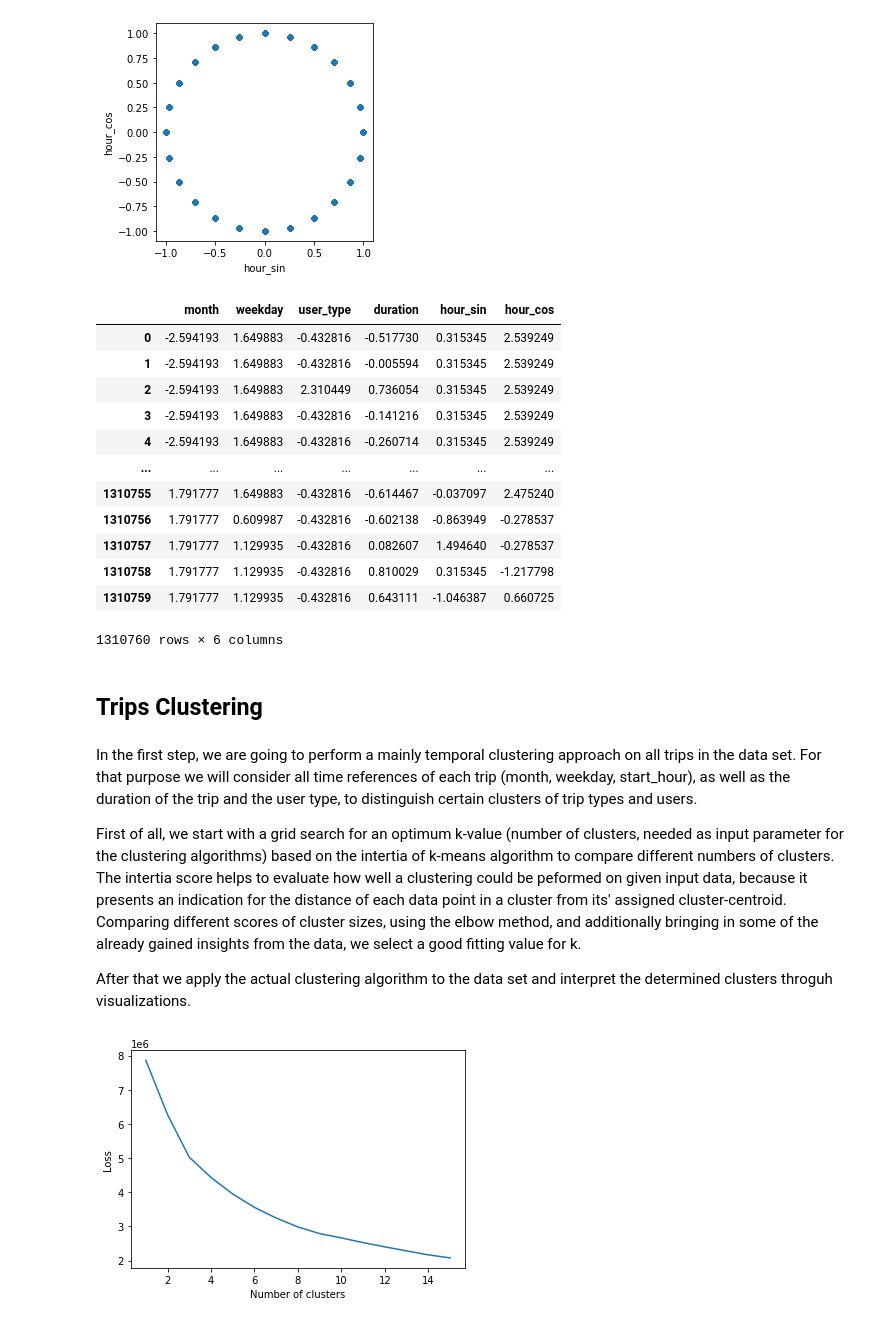
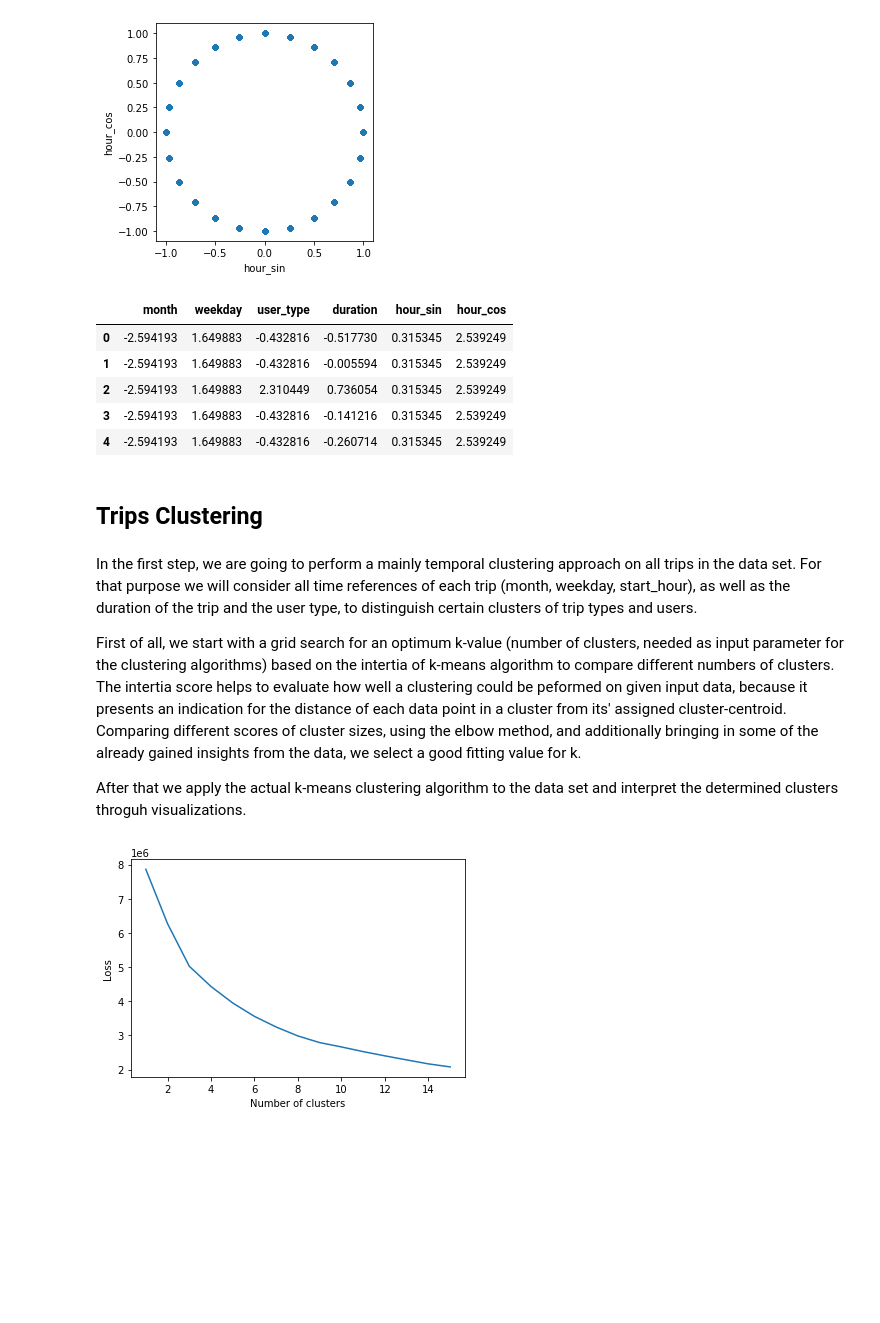
Before and after one commit to NinoVo931/AA_Project, a Jupyter notebook: Clustering.ipynb, the cells around one changed output. Cells and saved outputs as stored; diff of their text form; code cells hidden in the pictures; blank space fills up the shorter version.

```diff
--- a/Clustering.ipynb
+++ b/Clustering.ipynb
@@ -68,20 +72,13 @@ data_scaled_df = pd.DataFrame(data_scaled, columns = data.columns, index = data.
 data_scaled_df = data_scaled_df.drop(['start_hour'], axis = 1)
 # %%
-data_scaled_df
+data_scaled_df.head()
 # %% [output]
 |  | month | weekday | user_type | duration | hour_sin | hour_cos |
 | 0 | -2.594193 | 1.649883 | -0.432816 | -0.517730 | 0.315345 | 2.539249 |
 | 1 | -2.594193 | 1.649883 | -0.432816 | -0.005594 | 0.315345 | 2.539249 |
 | 2 | -2.594193 | 1.649883 | 2.310449 | 0.736054 | 0.315345 | 2.539249 |
 | 3 | -2.594193 | 1.649883 | -0.432816 | -0.141216 | 0.315345 | 2.539249 |
 | 4 | -2.594193 | 1.649883 | -0.432816 | -0.260714 | 0.315345 | 2.539249 |
-| ... | ... | ... | ... | ... | ... | ... |
-| 1310755 | 1.791777 | 1.649883 | -0.432816 | -0.614467 | -0.037097 | 2.475240 |
-| 1310756 | 1.791777 | 0.609987 | -0.432816 | -0.602138 | -0.863949 | -0.278537 |
-| 1310757 | 1.791777 | 1.129935 | -0.432816 | 0.082607 | 1.494640 | -0.278537 |
-| 1310758 | 1.791777 | 1.129935 | -0.432816 | 0.810029 | 0.315345 | -1.217798 |
-| 1310759 | 1.791777 | 1.129935 | -0.432816 | 0.643111 | -1.046387 | 0.660725 |
-1310760 rows × 6 columns
 # %% [markdown]
 ## Trips Clustering
 # %% [markdown]
@@ -90,6 +87,6 @@ For that purpose we will consider all time references of each trip (month, weekd
 
 First of all, we start with a grid search for an optimum k-value (number of clusters, needed as input parameter for the clustering algorithms) based on the intertia of k-means algorithm to compare different numbers of  clusters. The intertia score helps to evaluate how well a clustering could be peformed on given input data, because it presents an indication for the distance of each data point in a cluster from its' assigned cluster-centroid. Comparing different scores of cluster sizes, using the elbow method, and additionally bringing in some of the already gained insights from the data, we select a good fitting value for k.
 
-After that we apply the actual clustering algorithm to the data set and interpret the determined clusters throguh visualizations.
+After that we apply the actual k-means clustering algorithm to the data set and interpret the determined clusters throguh visualizations.
 # %%
 # Grid search to determine an indication for the number of clusters as input parameter for the clustering algorithms
```
Also changed, not shown: parts of 15 cells of this notebook.
